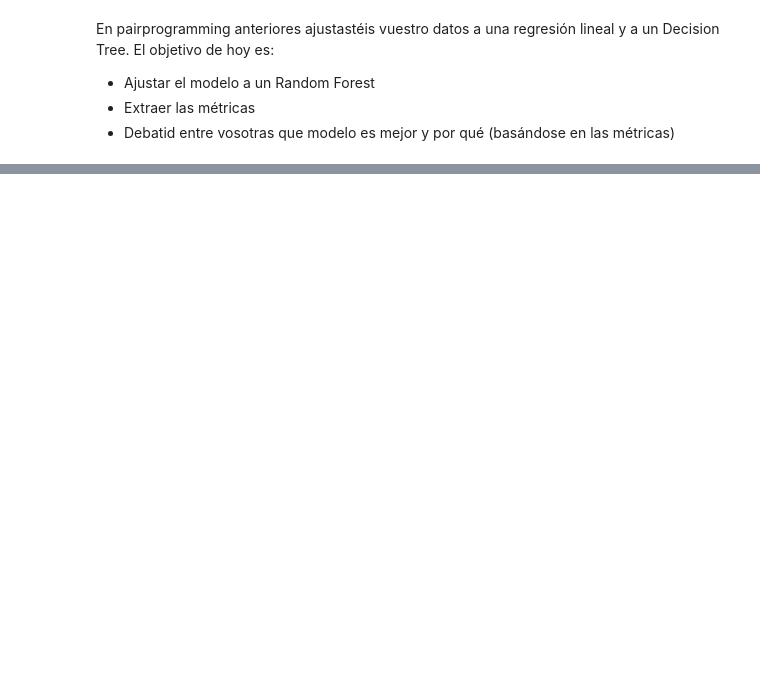
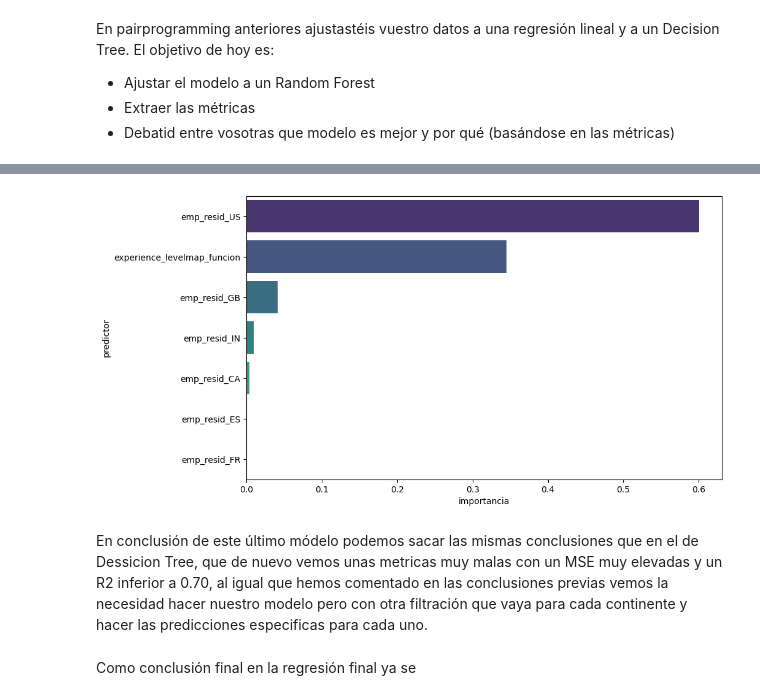
Before and after one commit to Adalab/DA-promo-b-modulo-3-sprint-1-Paula-Yadira, a Jupyter notebook: Regresión lineal/XII-pair-programming-random-forest.ipynb, the cells around one changed output, grey strips where cells are left out. Drawn from its saved outputs; the diff is of its cells as text; code cells hidden in the pictures; blank space fills up the shorter version.

```diff
--- a/Regresión lineal/XII-pair-programming-random-forest.ipynb
+++ b/Regresión lineal/XII-pair-programming-random-forest.ipynb
@@ -31,0 +64,19 @@ warnings.filterwarnings('once')
+# %%
+gs_rf = GridSearchCV(
+            estimator=RandomForestRegressor(), # tipo de modelo que queremos hacer
+            param_grid= param, # que hiperparámetros queremos que testee
+            cv=10, # crossvalidation que aprendimos en la lección de regresión lineal intro.
+            verbose=-1, # para que no nos printee ningún mensaje en pantalla
+            return_train_score = True, # para que nos devuelva el valor de las métricas de set de datos de entrenamiento
+            scoring="neg_mean_squared_error") # la métrica que queremos que nos devuelva
+# %%
+# ajustamos el modelo que acabamos de definir en el GridSearch
+# 🚨 Esta celda puede tardar en ejecutarse
+
+gs_rf.fit(x_train, y_train)
+# %%
+# al igual que el decision tree podemos sacar cual es nuestro mejor bosque
+# En este caso,  nuestro mejor bosque es aquel que esta formado por arboles de 6 de profundidad, usa 4 variables y que tiene  un min_samples_leaf y un min_samples_split de 10.
+
+bosque = gs_rf.best_estimator_
+bosque
@@ -31,0 +141,16 @@ warnings.filterwarnings('once')
+# %%
+# vamos a crearnos un dataframe, igual que hicimos en la clase anterior con la importancia de cada una de las variables incluidas en el modelo
+
+importancia_predictores = pd.DataFrame(
+                            {'predictor': x_train.columns,
+                             'importancia': bosque.feature_importances_}
+                            )
+
+
+# ordenamos de mayor a menor los resultados
+importancia_predictores.sort_values(by=["importancia"], ascending=False, inplace = True)
+
+# printeamos los resultados
+print("Importancia de los predictores en el modelo")
+print("-------------------------------------------")
+importancia_predictores
@@ -31,0 +168,12 @@ warnings.filterwarnings('once')
+# %%
+# por último ploteamos los resultados para verlo de una forma más amigable.
+
+plt.figure(figsize=(10,6))
+sns.barplot(x = "importancia", y = "predictor", data = importancia_predictores, palette="viridis");
+plt.show()
+# %% [output]
+[figure, added]
+# %% [markdown]
+En conclusión de este último módelo podemos sacar las mismas conclusiones que en el de Dessicion Tree, que de nuevo vemos unas metricas muy malas con un MSE muy elevadas y un R2 inferior a 0.70, al igual que hemos comentado en las conclusiones previas vemos la necesidad hacer nuestro modelo pero con otra filtración que vaya para cada continente y hacer las predicciones especificas para cada uno.
+# %% [markdown]
+Como conclusión final en la regresión final ya se
```
Also changed, not shown: parts of 17 cells of this notebook, 2 other files.
